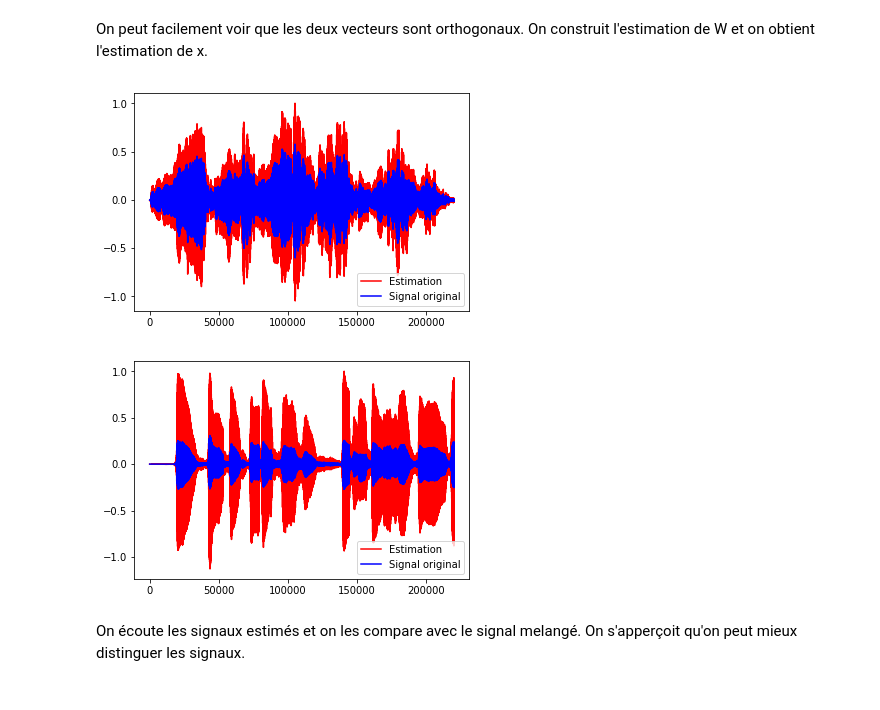
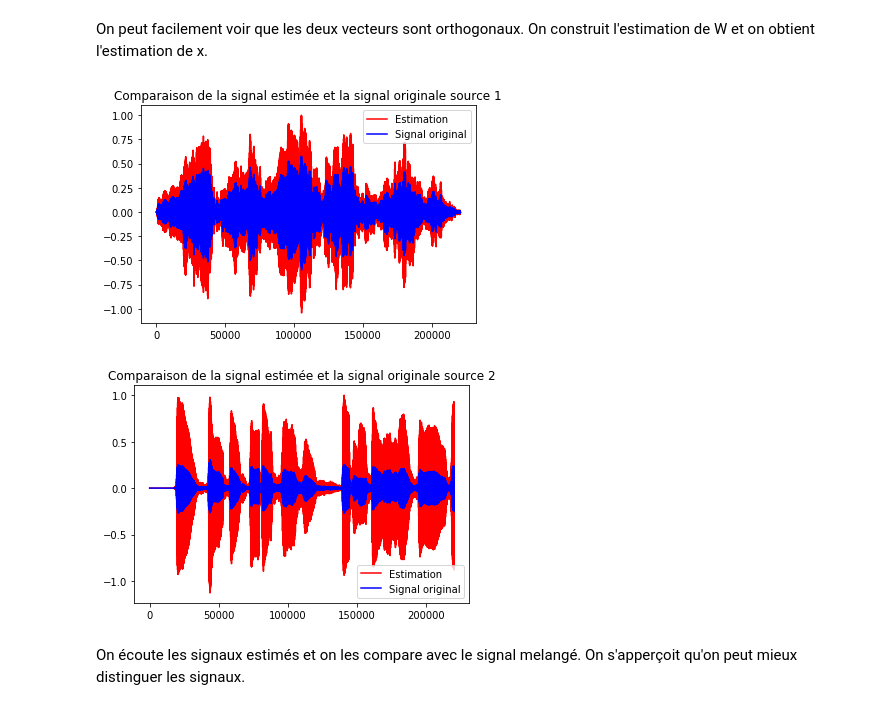
Before and after one commit to gonzaq94/Blind-source-separation, a Jupyter notebook: TP Séparation aveugle de sources - Quintana et Agudelo.ipynb, the cells around one changed output. Saved outputs shown, nothing was run; the diff lists cells and outputs as text; code cells hidden in the pictures.

```diff
--- a/TP Séparation aveugle de sources - Quintana et Agudelo.ipynb
+++ b/TP Séparation aveugle de sources - Quintana et Agudelo.ipynb
@@ -363,17 +468,19 @@ s_estime = np.dot(W_estime,x_hat)
 # %%
 plt.plot(s_estime[0]/max(s_estime[0]), 'r')
 plt.plot(y1, 'b')
+plt.title("Comparaison de la signal estimée et la signal originale source 1")
 plt.legend(['Estimation','Signal original'])
 plt.show()
 # %% [output]
-[figure, old version]
+[figure, new version]
 # %%
 plt.plot(s_estime[1]/max(s_estime[1]), 'r')
 plt.plot(y2, 'b')
+plt.title("Comparaison de la signal estimée et la signal originale source 2")
 plt.legend(['Estimation','Signal original'])
 plt.show()
 # %% [output]
-[figure, old version]
+[figure, new version]
 # %%
 import sounddevice as sd
 # %% [markdown]
```
Also changed, not shown: parts of 33 cells of this notebook.
